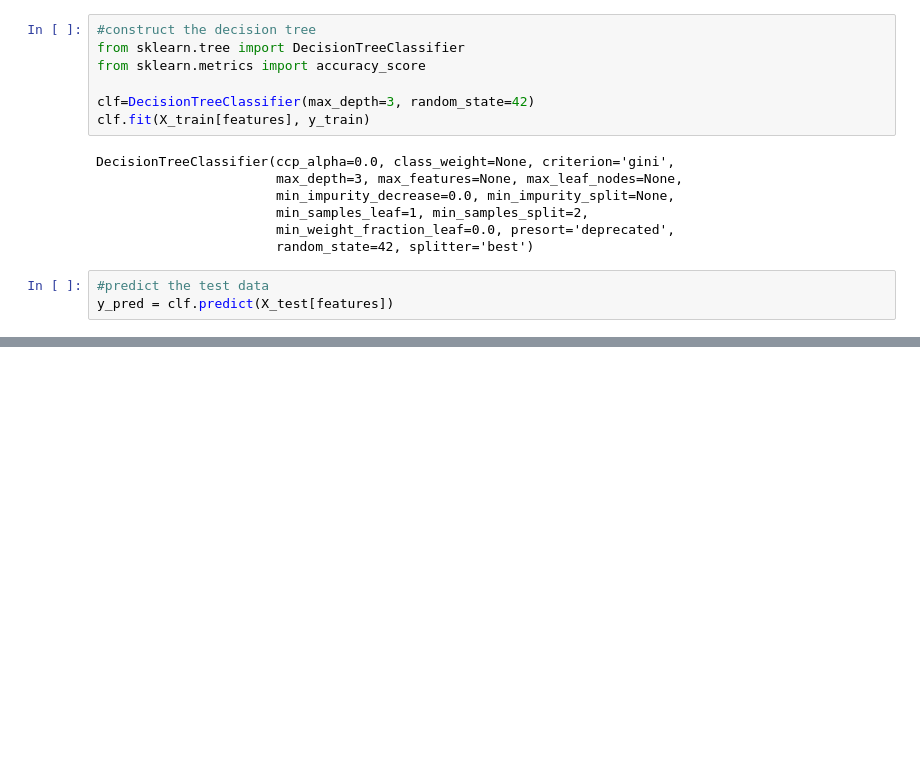
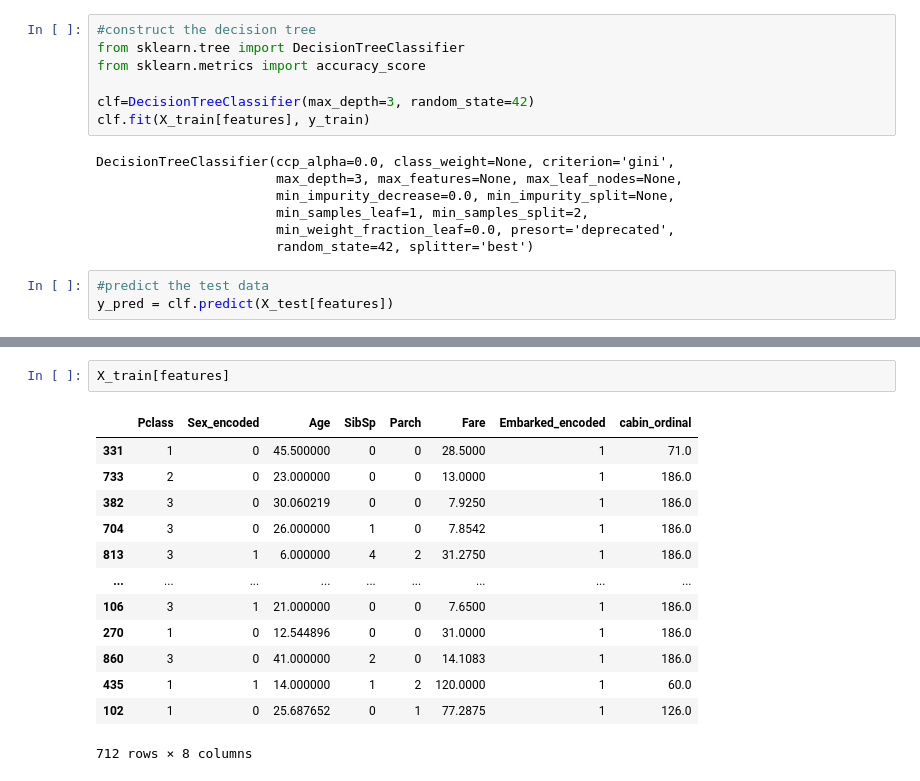
Before and after one commit to dnmorris7/titanic_Analysis, a Jupyter notebook: titanic predictions v2.ipynb, the cells around one changed output, grey strips where cells are left out. Cells and saved outputs as stored; diff of their text form; blank space fills up the shorter version.

```diff
--- a/titanic predictions v2.ipynb
+++ b/titanic predictions v2.ipynb
@@ -267,0 +367,16 @@ accuracy_score(y_test, y_pred)
+# %%
+X_train[features]
+# %% [output]
+|  | Pclass | Sex_encoded | Age | SibSp | Parch | Fare | Embarked_encoded | cabin_ordinal |
+| 331 | 1 | 0 | 45.500000 | 0 | 0 | 28.5000 | 1 | 71.0 |
+| 733 | 2 | 0 | 23.000000 | 0 | 0 | 13.0000 | 1 | 186.0 |
+| 382 | 3 | 0 | 30.060219 | 0 | 0 | 7.9250 | 1 | 186.0 |
+| 704 | 3 | 0 | 26.000000 | 1 | 0 | 7.8542 | 1 | 186.0 |
+| 813 | 3 | 1 | 6.000000 | 4 | 2 | 31.2750 | 1 | 186.0 |
+| ... | ... | ... | ... | ... | ... | ... | ... | ... |
+| 106 | 3 | 1 | 21.000000 | 0 | 0 | 7.6500 | 1 | 186.0 |
+| 270 | 1 | 0 | 12.544896 | 0 | 0 | 31.0000 | 1 | 186.0 |
+| 860 | 3 | 0 | 41.000000 | 2 | 0 | 14.1083 | 1 | 186.0 |
+| 435 | 1 | 1 | 14.000000 | 1 | 2 | 120.0000 | 1 | 60.0 |
+| 102 | 1 | 0 | 25.687652 | 0 | 1 | 77.2875 | 1 | 126.0 |
+712 rows × 8 columns
```
Also changed, not shown: parts of 28 cells of this notebook, 1 other file.
